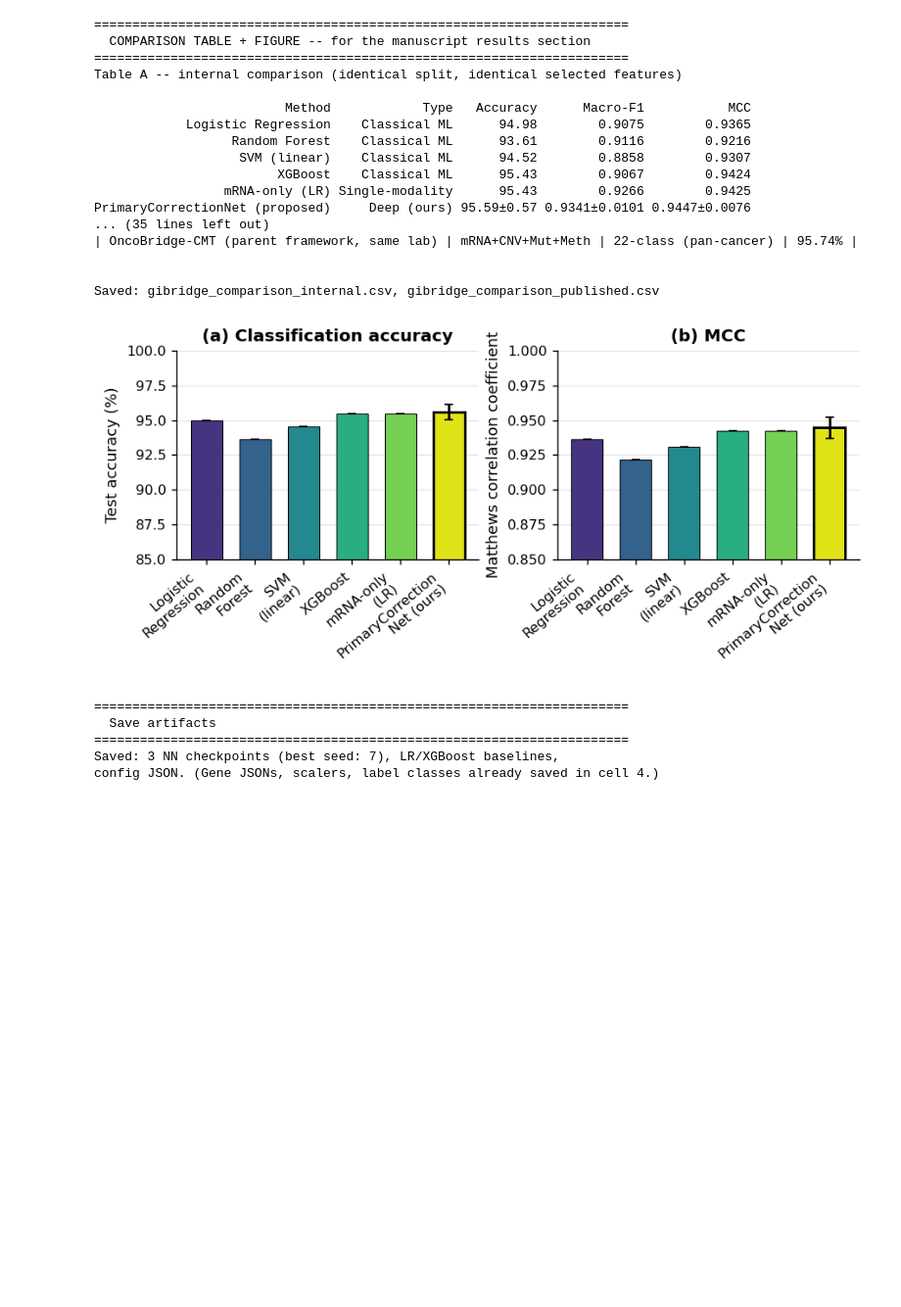
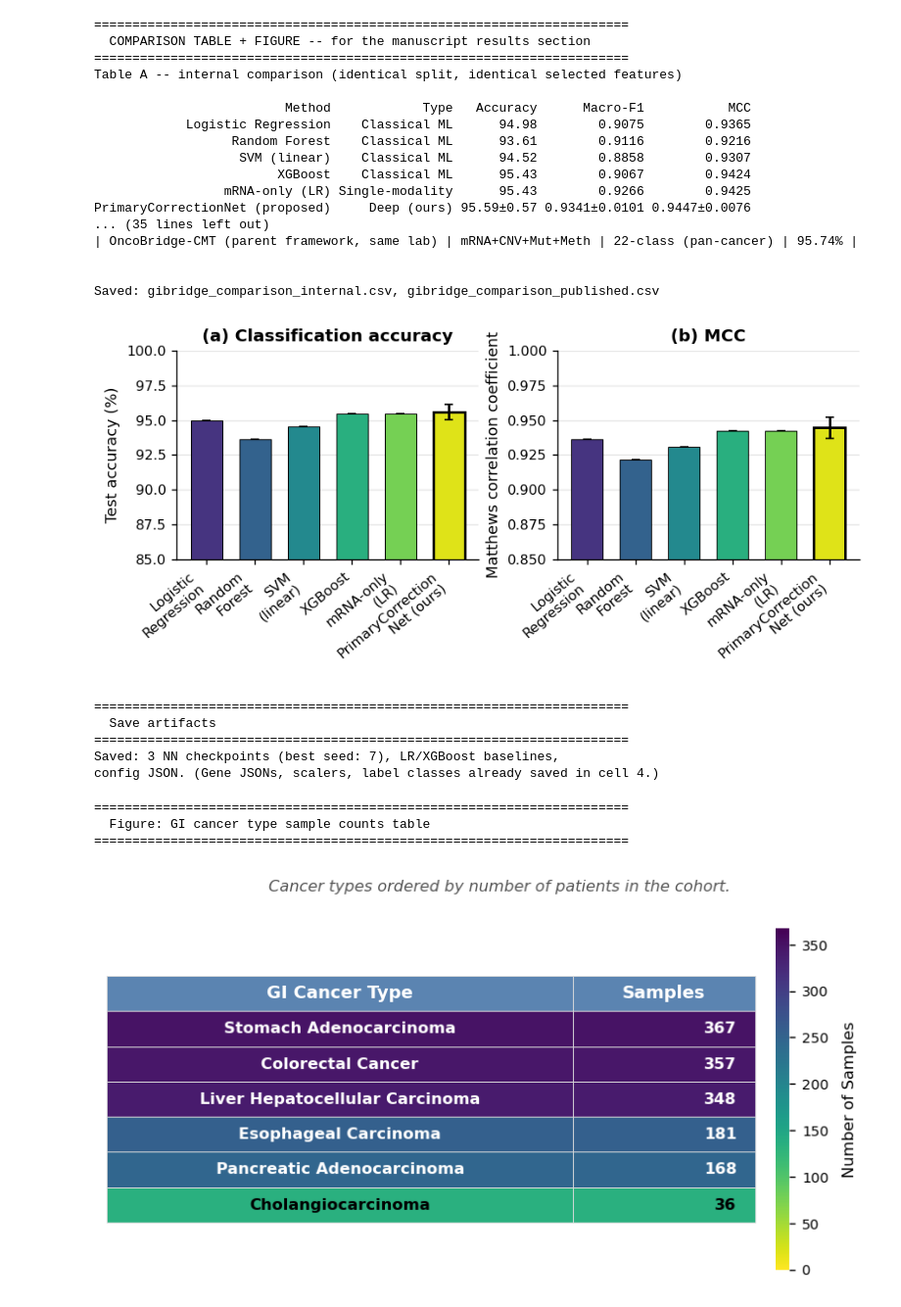
Before and after one commit to proutkarsh3104/DNA-repo, a Jupyter notebook: gastric final/gi-stage-1-traning.ipynb, the cells around one changed output. Shown at 98% size. Cells and saved outputs as stored; diff of their text form; code cells hidden in the pictures; blank space fills up the shorter version.

```diff
--- a/gastric final/gi-stage-1-traning.ipynb
+++ b/gastric final/gi-stage-1-traning.ipynb
@@ -788,3 +788,69 @@ print('config JSON. (Gene JSONs, scalers, label classes already saved in cell 4.
 ======================================================================
 Saved: 3 NN checkpoints (best seed: 7), LR/XGBoost baselines,
 config JSON. (Gene JSONs, scalers, label classes already saved in cell 4.)
+# %%
+section('Figure: GI cancer type sample counts table')
+
+class_counts_series = label_df[CONFIG['label_col']].value_counts()
+table_data_counts = sorted(
+    [(cname, int(n)) for cname, n in class_counts_series.items()],
+    key=lambda x: x[1], reverse=True
+)
+
+cmap = plt.get_cmap('viridis_r')
+max_n = max(n for _, n in table_data_counts)
+
+HEADER_BG = '#5B84B1'
+BORDER_GREY = '#DDDDDD'
+
+def count_color(n):
+    frac = np.sqrt(n / max_n)
+    return cmap(0.10 + 0.85 * frac)
+
+fig, ax = plt.subplots(figsize=(6.5, 0.34 * len(table_data_counts) + 1.1))
+ax.axis('off')
+
+cell_text = [[cname.title(), f'{n:,}'] for cname, n in table_data_counts]
+cell_colors = [[count_color(n), count_color(n)] for _, n in table_data_counts]
+
+tbl = ax.table(cellText=cell_text, cellColours=cell_colors,
+                colLabels=['GI Cancer Type', 'Samples'],
+                cellLoc='center', colLoc='center', loc='center',
+                colWidths=[0.72, 0.28])
+tbl.auto_set_font_size(False)
+tbl.set_fontsize(9)
+tbl.scale(1, 1.5)
+
+for (r, c), cell in tbl.get_celld().items():
+    cell.set_edgecolor(BORDER_GREY)
+    cell.set_linewidth(0.5)
+    if r == 0:
+        cell.set_facecolor(HEADER_BG)
+        cell.set_text_props(color='white', fontweight='bold', fontsize=10)
+        continue
+    n_val = table_data_counts[r - 1][1]
+    frac = np.sqrt(n_val / max_n)
+    if frac > 0.55:
+        cell.get_text().set_color('white')
+    cell.set_text_props(fontweight='bold')
+    if c == 1:
+        cell.set_text_props(ha='right')
+
+fig.text(0.5, 0.975, 'Cancer types ordered by number of patients in the cohort.',
+         ha='center', fontsize=9, style='italic', color='#555555')
+
+sm = plt.cm.ScalarMappable(cmap=cmap, norm=plt.Normalize(0, max_n))
+sm.set_array([])
+cbar = fig.colorbar(sm, ax=ax, fraction=0.05, pad=0.03, aspect=25)
+cbar.set_label('Number of Samples', fontsize=9, labelpad=8)
+cbar.ax.tick_params(labelsize=8)
+cbar.outline.set_visible(False)
+
+plt.subplots_adjust(top=0.88, bottom=0.02, left=0.02, right=0.88)
+save_fig(fig, 'gibridge_fig_sample_counts_table', CONFIG['checkpoint_dir'])
+plt.show()
+# %% [output]
+======================================================================
+  Figure: GI cancer type sample counts table
+======================================================================
+[figure, added]
```
Also changed, not shown: parts of 5 cells of this notebook.
